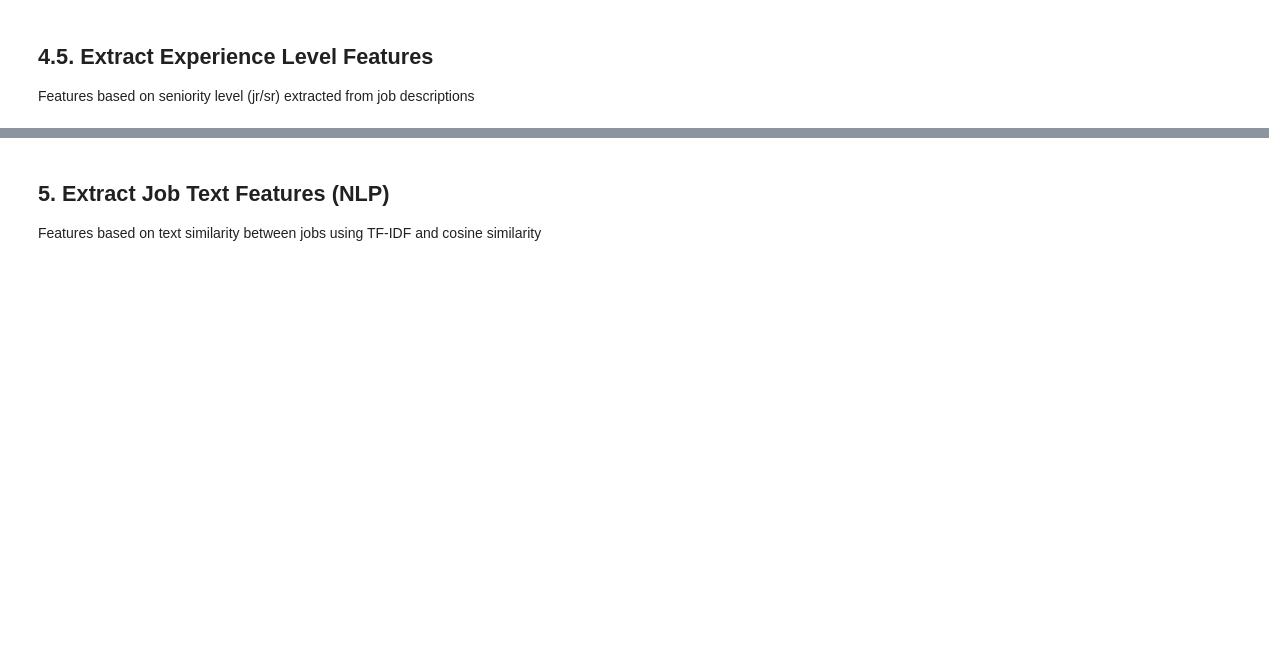
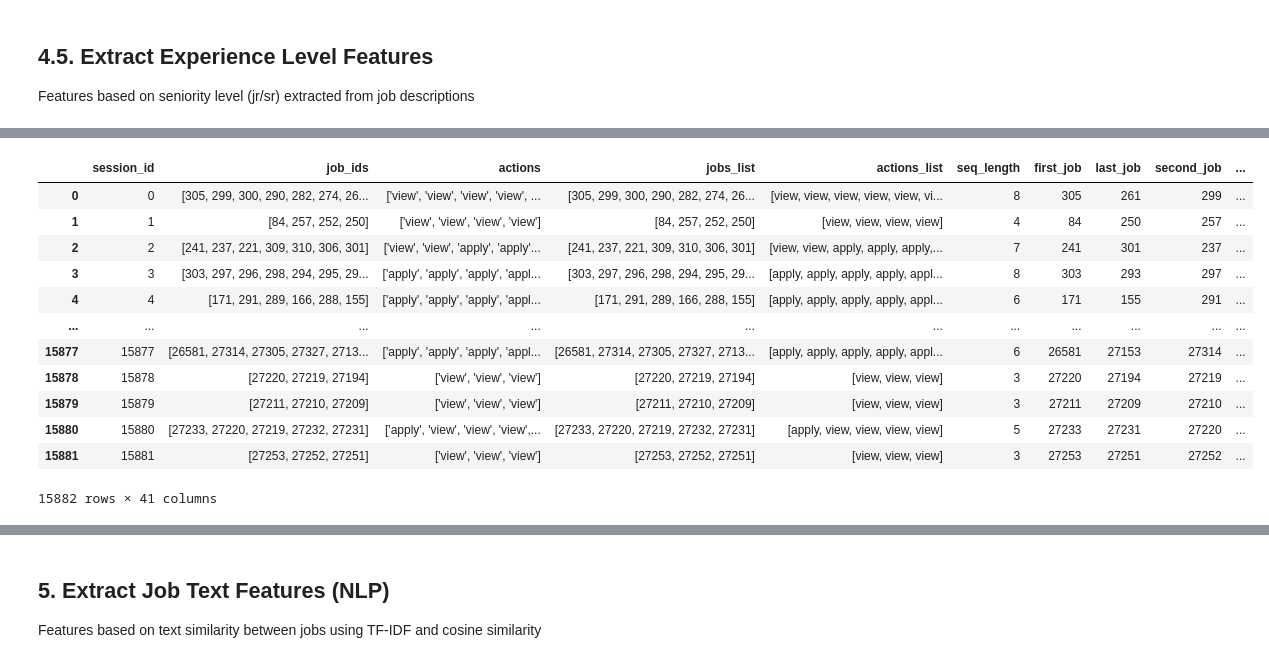
Before and after one commit to alecacerestel/Competition_G12_AML, a Jupyter notebook: notebooks/03_feature_engineering.ipynb, the cells around one changed output, grey strips where cells are left out. Cells and saved outputs as stored; diff of their text form; code cells hidden in the pictures; blank space fills up the shorter version.

```diff
--- a/notebooks/03_feature_engineering.ipynb
+++ b/notebooks/03_feature_engineering.ipynb
@@ -192,3 +208,19 @@ x_train_exp[['session_id', 'experience_level_senior', 'experience_level_junior',
+# %%
+x_train_exp
+# %% [output]
+|  | session_id | job_ids | actions | jobs_list | actions_list | seq_length | first_job | last_job | second_job | ... |
+| 0 | 0 | [305, 299, 300, 290, 282, 274, 26... | ['view', 'view', 'view', 'view', ... | [305, 299, 300, 290, 282, 274, 26... | [view, view, view, view, view, vi... | 8 | 305 | 261 | 299 | ... |
+| 1 | 1 | [84, 257, 252, 250] | ['view', 'view', 'view', 'view'] | [84, 257, 252, 250] | [view, view, view, view] | 4 | 84 | 250 | 257 | ... |
+| 2 | 2 | [241, 237, 221, 309, 310, 306, 301] | ['view', 'view', 'apply', 'apply'... | [241, 237, 221, 309, 310, 306, 301] | [view, view, apply, apply, apply,... | 7 | 241 | 301 | 237 | ... |
+| 3 | 3 | [303, 297, 296, 298, 294, 295, 29... | ['apply', 'apply', 'apply', 'appl... | [303, 297, 296, 298, 294, 295, 29... | [apply, apply, apply, apply, appl... | 8 | 303 | 293 | 297 | ... |
+| 4 | 4 | [171, 291, 289, 166, 288, 155] | ['apply', 'apply', 'apply', 'appl... | [171, 291, 289, 166, 288, 155] | [apply, apply, apply, apply, appl... | 6 | 171 | 155 | 291 | ... |
+| ... | ... | ... | ... | ... | ... | ... | ... | ... | ... | ... |
+| 15877 | 15877 | [26581, 27314, 27305, 27327, 2713... | ['apply', 'apply', 'apply', 'appl... | [26581, 27314, 27305, 27327, 2713... | [apply, apply, apply, apply, appl... | 6 | 26581 | 27153 | 27314 | ... |
+| 15878 | 15878 | [27220, 27219, 27194] | ['view', 'view', 'view'] | [27220, 27219, 27194] | [view, view, view] | 3 | 27220 | 27194 | 27219 | ... |
+| 15879 | 15879 | [27211, 27210, 27209] | ['view', 'view', 'view'] | [27211, 27210, 27209] | [view, view, view] | 3 | 27211 | 27209 | 27210 | ... |
+| 15880 | 15880 | [27233, 27220, 27219, 27232, 27231] | ['apply', 'view', 'view', 'view',... | [27233, 27220, 27219, 27232, 27231] | [apply, view, view, view, view] | 5 | 27233 | 27231 | 27220 | ... |
+| 15881 | 15881 | [27253, 27252, 27251] | ['view', 'view', 'view'] | [27253, 27252, 27251] | [view, view, view] | 3 | 27253 | 27251 | 27252 | ... |
+15882 rows × 41 columns
 # %%
 # Visualize experience level features
 fig, axes = plt.subplots(1, 2, figsize=(12, 4))
```
Also changed, not shown: parts of 9 cells of this notebook, 1 other file.
